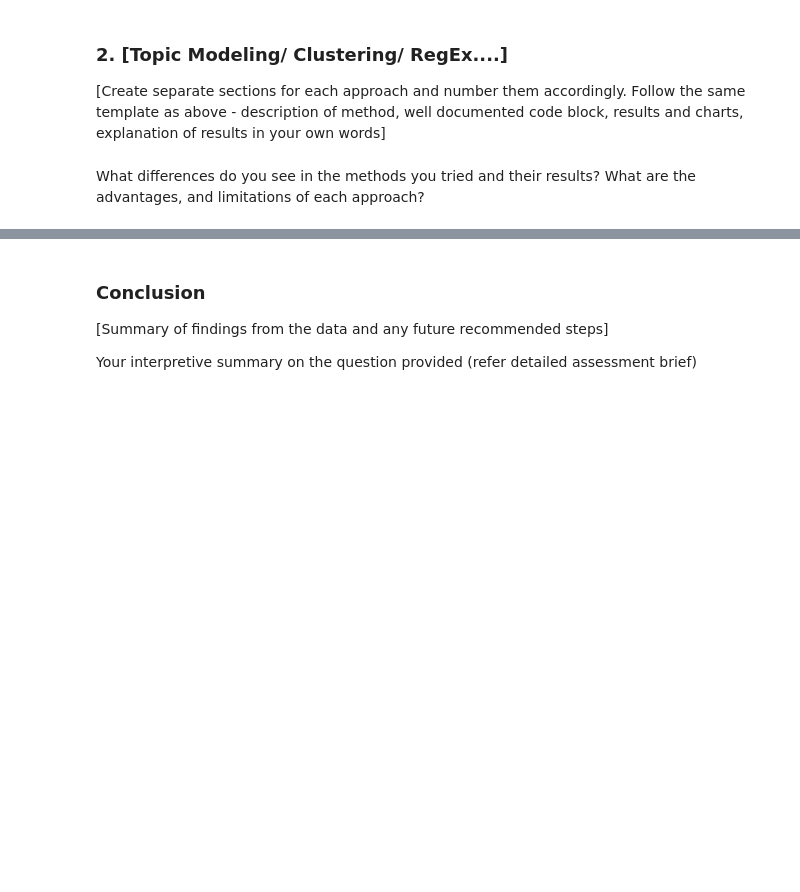
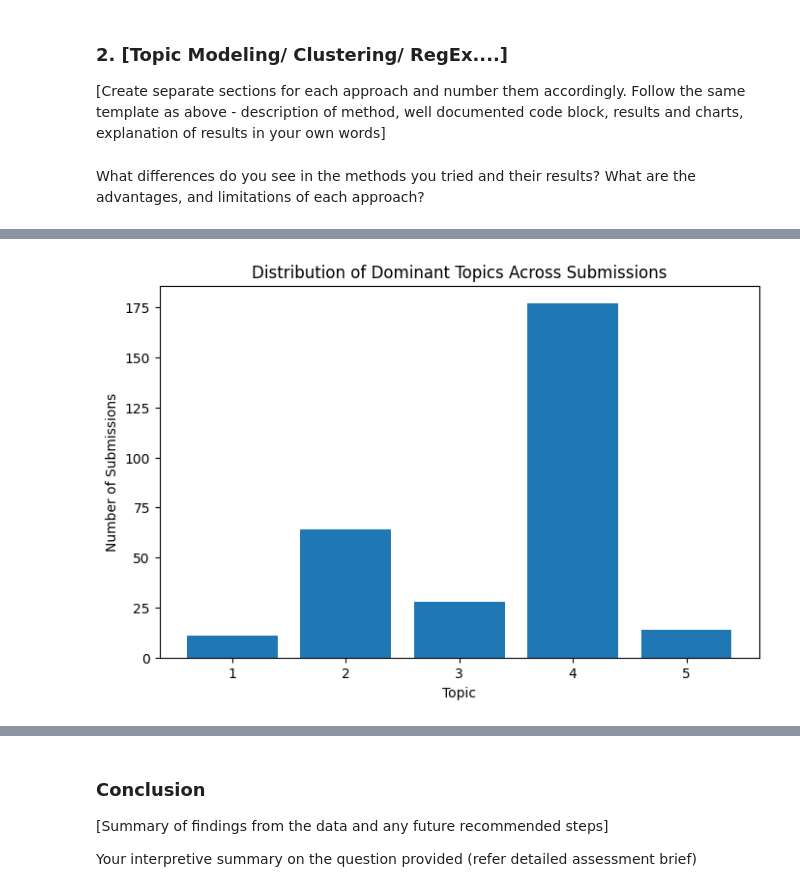
Before and after one commit to ManasviMenon/Text-Analysis---Natural-Language-Processing-Project-on-Elections-Data, a Jupyter notebook: ANLP_AT1_Template_(Sample_only)-1 (1).ipynb, the cells around one changed output, grey strips where cells are left out. Cells and saved outputs as stored; diff of their text form; code cells hidden in the pictures; blank space fills up the shorter version.

```diff
--- a/ANLP_AT1_Template_(Sample_only)-1 (1).ipynb
+++ b/ANLP_AT1_Template_(Sample_only)-1 (1).ipynb
@@ -725,0 +808,5 @@ plt.show()
+# %%
+analysis_df["processed_text"] = analysis_df["tokens_lemmatized"].apply(lambda x: " ".join(x))
+
+# check result
+analysis_df[["filename","processed_text"]].head()
@@ -732,0 +917,22 @@ What differences do you see in the methods you tried and their results? What are
+# %%
+from sklearn.decomposition import LatentDirichletAllocation
+
+n_topics = 5
+
+lda = LatentDirichletAllocation(
+    n_components=n_topics,
+    random_state=42,
+    learning_method="batch"
+)
+
+lda.fit(dtm)
+
+feature_names = vectorizer.get_feature_names_out()
+
+def print_topics(model, feature_names, n_top_words=10):
+    for topic_idx, topic in enumerate(model.components_):
+        top_indices = topic.argsort()[-n_top_words:][::-1]
+        top_terms = [feature_names[i] for i in top_indices]
+        print(f"Topic {topic_idx + 1}: {', '.join(top_terms)}")
+
+print_topics(lda, feature_names, n_top_words=10)
@@ -732,0 +945,7 @@ What differences do you see in the methods you tried and their results? What are
+# %%
+topic_values = lda.transform(dtm)
+
+analysis_df["dominant_topic"] = topic_values.argmax(axis=1) + 1
+
+topic_counts = analysis_df["dominant_topic"].value_counts().sort_index()
+print(topic_counts)
@@ -732,0 +960,11 @@ What differences do you see in the methods you tried and their results? What are
+# %%
+import matplotlib.pyplot as plt
+
+plt.figure(figsize=(8,5))
+plt.bar(topic_counts.index.astype(str), topic_counts.values)
+plt.xlabel("Topic")
+plt.ylabel("Number of Submissions")
+plt.title("Distribution of Dominant Topics Across Submissions")
+plt.show()
+# %% [output]
+[figure, added]
```
Also changed, not shown: parts of 14 cells of this notebook, 2 other files.
